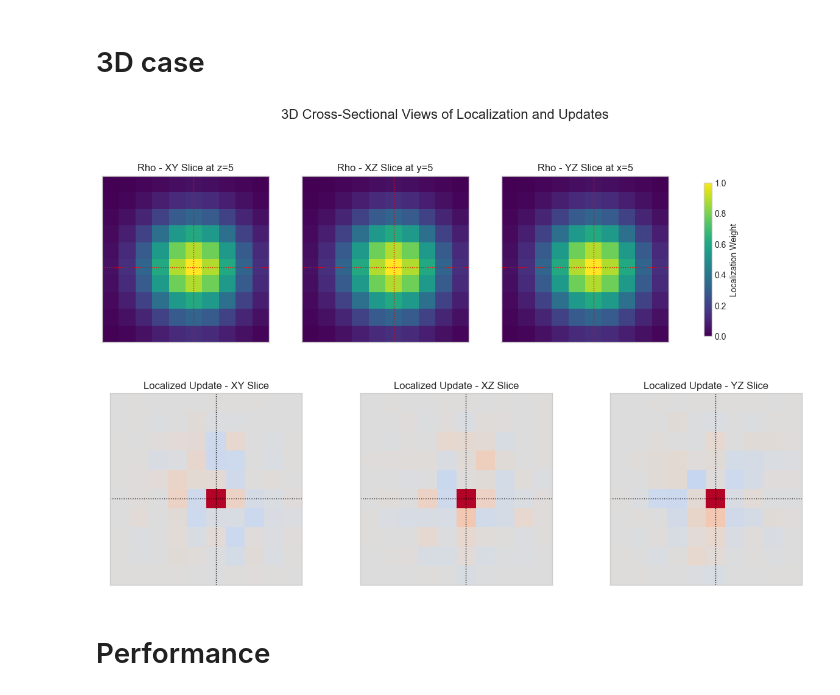
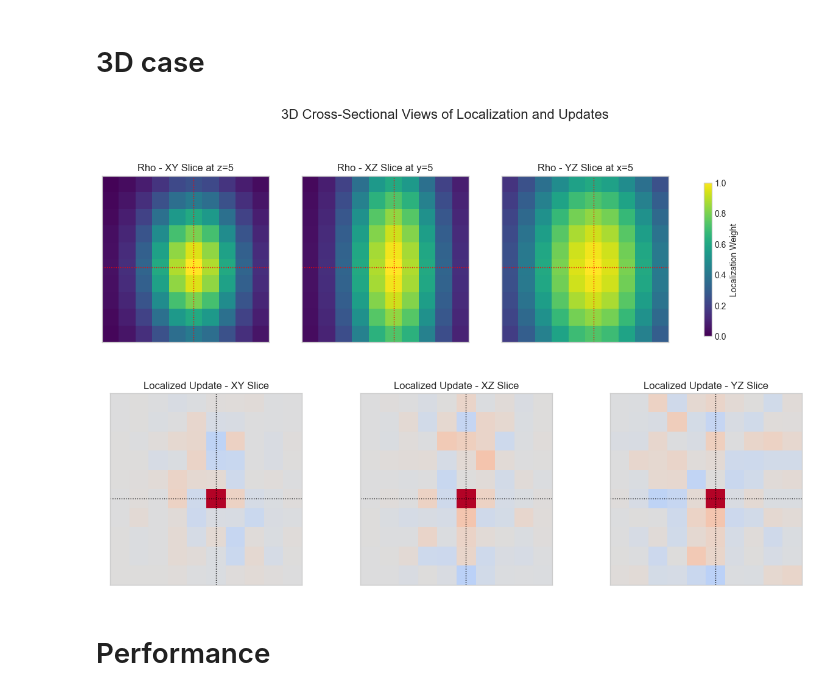
Before and after one commit to equinor/iterative_ensemble_smoother, a Jupyter notebook: test_distance_based_loc.ipynb, the cells around one changed output. Cells and saved outputs as stored; diff of their text form; code cells hidden in the pictures.

```diff
--- a/test_distance_based_loc.ipynb
+++ b/test_distance_based_loc.ipynb
@@ -241,16 +243,21 @@ X_prior = rng.normal(loc=0.0, scale=0.5, size=(N_m, N_e))
 flat_obs_index = (z_obs * Nx * Ny) + (y_obs * Nx) + x_obs
 Y = X_prior[[flat_obs_index], :]
 
+# gmour 2025.07.24
 # --- Construct 3D Localization `rho` ---
-localization_radius = 2.0
+localization_radius_x = 2.0
+localization_radius_y = 3.0
+localization_radius_z = 5.0
 
 # Create 3D coordinate grids
 zz, yy, xx = np.meshgrid(np.arange(Nz), np.arange(Ny), np.arange(Nx), indexing='ij')
+
+# gmour 2025.07.24
 # Calculate 3D Euclidean distance from every point to the observation
-distances_3d = np.sqrt((xx - x_obs)**2 + (yy - y_obs)**2 + (zz - z_obs)**2)
+distances_3d = np.sqrt(((xx - x_obs)/localization_radius_x)**2 + ((yy - y_obs)/localization_radius_y)**2 + ((zz - z_obs)/localization_radius_z)**2)
 distances = distances_3d.flatten()
 
-rho = np.exp(-0.5 * (distances / localization_radius) ** 2).reshape(-1, 1)
+rho = np.exp(-0.5 * distances ** 2).reshape(-1, 1)
 
 # --- Run Assimilations ---
 # This part remains the same as the assimilation logic is dimension-agnostic
@@ -294,34 +301,34 @@ fig.colorbar(im_rho, ax=axes[0, :], location='right', shrink=0.8, label='Localiz
 update_max_abs = np.max([np.abs(update_localized_3d), np.abs(update_global_3d)])
 vmin_update, vmax_update = -update_max_abs, update_max_abs
 
 # Localized Update
 im_update = axes[1, 0].imshow(update_localized_3d[z_obs, :, :], cmap='coolwarm', vmin=vmin_update, vmax=vmax_update)
 axes[1, 0].set_title(f'Localized Update - XY Slice')
 
 axes[1, 1].imshow(update_localized_3d[:, y_obs, :], cmap='coolwarm', vmin=vmin_update, vmax=vmax_update)
 axes[1, 1].set_title(f'Localized Update - XZ Slice')
 
 axes[1, 2].imshow(update_localized_3d[:, :, x_obs], cmap='coolwarm', vmin=vmin_update, vmax=vmax_update)
 axes[1, 2].set_title(f'Localized Update - YZ Slice')
 
 # --- Add Annotations to All Plots ---
 # Add crosshairs to pinpoint the observation location in each slice
 axes[0, 0].axhline(y_obs, color='r', linestyle=':', lw=1); axes[0, 0].axvline(x_obs, color='r', linestyle=':', lw=1)
 axes[0, 1].axhline(z_obs, color='r', linestyle=':', lw=1); axes[0, 1].axvline(x_obs, color='r', linestyle=':', lw=1)
 axes[0, 2].axhline(z_obs, color='r', linestyle=':', lw=1); axes[0, 2].axvline(y_obs, color='r', linestyle=':', lw=1)
 
 axes[1, 0].axhline(y_obs, color='k', linestyle=':', lw=1); axes[1, 0].axvline(x_obs, color='k', linestyle=':', lw=1)
 axes[1, 1].axhline(z_obs, color='k', linestyle=':', lw=1); axes[1, 1].axvline(x_obs, color='k', linestyle=':', lw=1)
 axes[1, 2].axhline(z_obs, color='k', linestyle=':', lw=1); axes[1, 2].axvline(y_obs, color='k', linestyle=':', lw=1)
 
 # Hide axis ticks for a cleaner look
 for ax in axes.flat:
     ax.set_xticks([])
     ax.set_yticks([])
 
 plt.show()
 # %% [output]
-[figure, old version]
+[figure, new version]
 # %% [markdown]
 # Performance
 # %%
```
Also changed, not shown: parts of 2 cells of this notebook.
